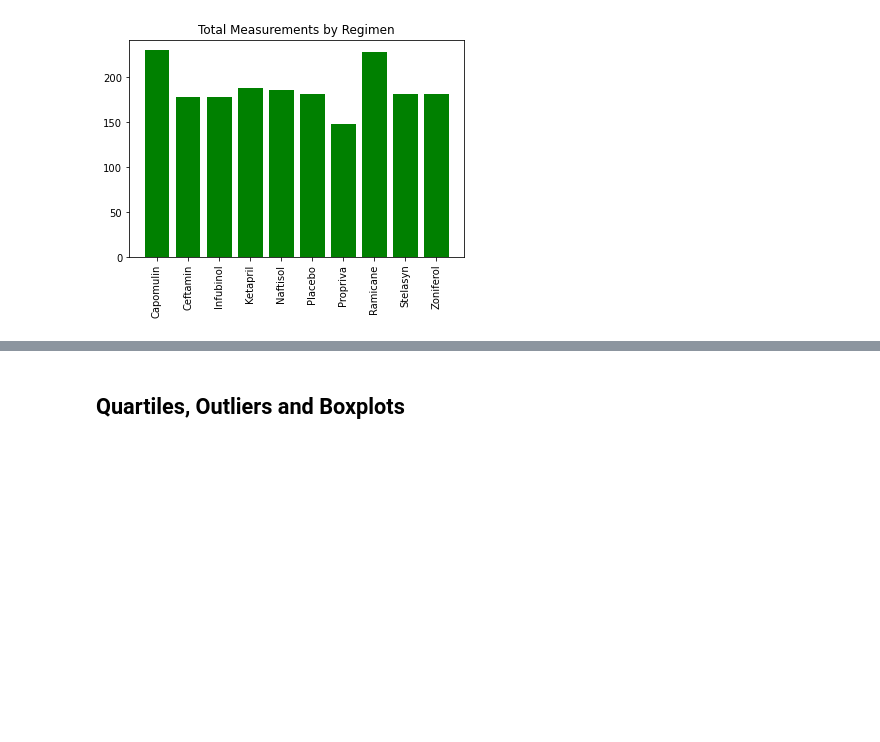
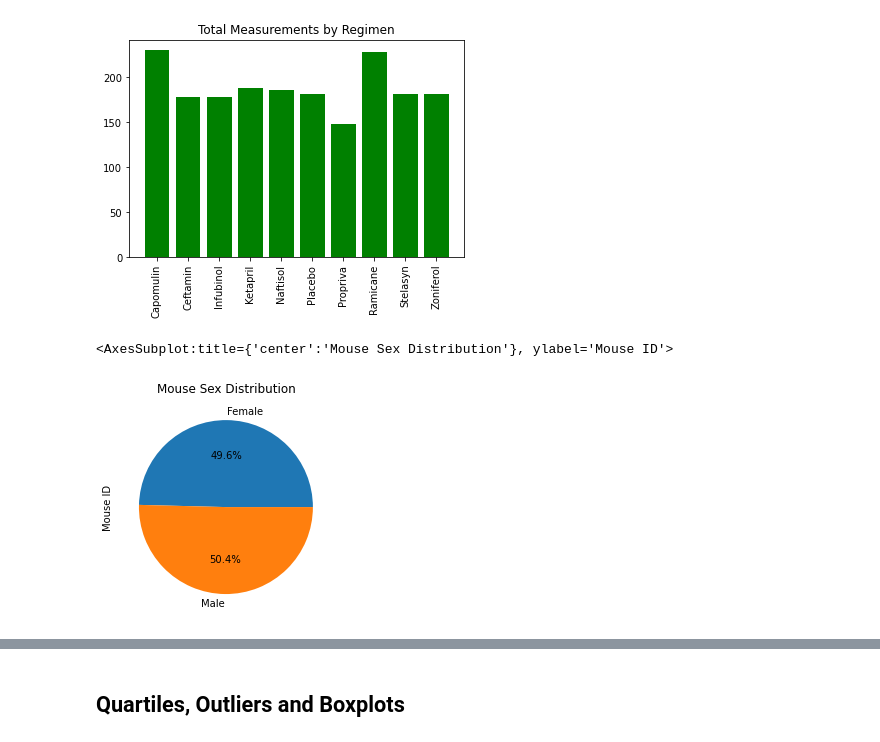
Before and after one commit to migheljackson/matplotlib-challenge, a Jupyter notebook: pymaceuticals_starter.ipynb, the cells around one changed output, grey strips where cells are left out. Drawn from its saved outputs; the diff is of its cells as text; code cells hidden in the pictures; blank space fills up the shorter version.

Commit message:
Added pie charts for .plot and pyplot methods

```diff
--- a/pymaceuticals_starter.ipynb
+++ b/pymaceuticals_starter.ipynb
@@ -244,5 +242,9 @@ plt.show()
 [figure]
 # %%
 # Generate a pie plot showing the distribution of female versus male mice using Pandas
+study_data_clean.groupby("Sex")["Mouse ID"].nunique().plot(kind='pie',autopct='%1.1f%%',title='Mouse Sex Distribution')
+# %% [output]
+<AxesSubplot:title={'center':'Mouse Sex Distribution'}, ylabel='Mouse ID'>
+[figure, added]
 # %%
 # Generate a pie plot showing the distribution of female versus male mice using pyplot
```
Also changed, not shown: parts of 3 cells of this notebook.
